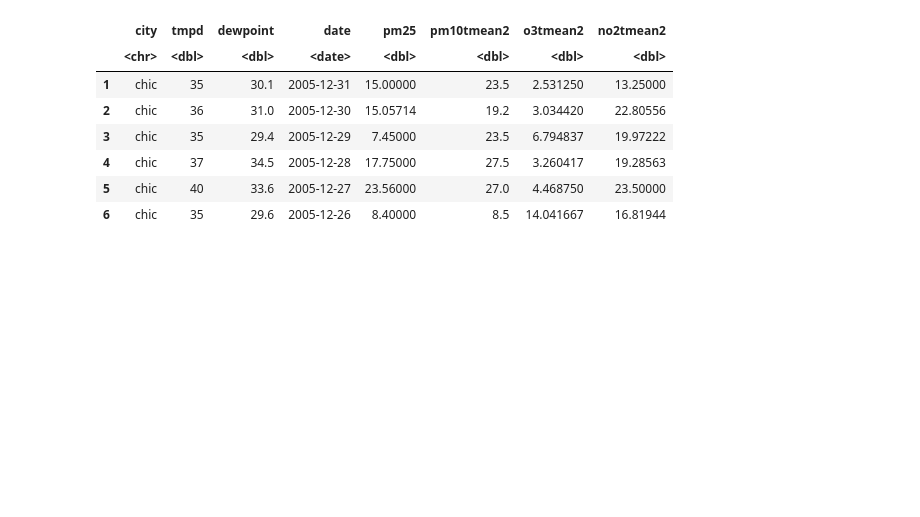
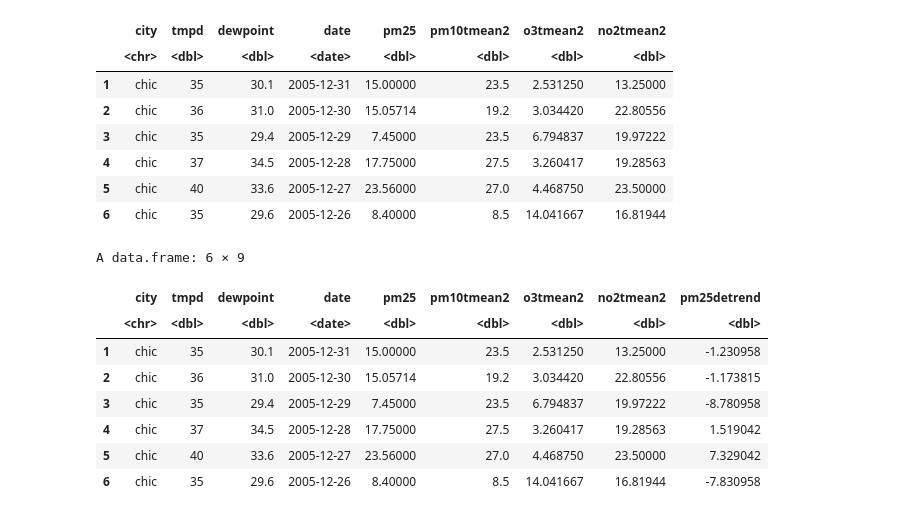
Before and after one commit to PaulMayfield/Peng-Exploratory-Data-Analysis-in-R, a Jupyter notebook: Peng Chapter 3 Managing Data Frames.ipynb, the cells around one changed output. Saved outputs shown, nothing was run; the diff lists cells and outputs as text; code cells hidden in the pictures; blank space fills up the shorter version.

Commit message:
Competed dplyr chapter

```diff
--- a/Peng Chapter 3 Managing Data Frames.ipynb
+++ b/Peng Chapter 3 Managing Data Frames.ipynb
@@ -154,7 +154,18 @@ A data.frame: 6 × 8
 | 5 | chic | 40 | 33.6 | 2005-12-27 | 23.56000 | 27.0 | 4.468750 | 23.50000 |
 | 6 | chic | 35 | 29.6 | 2005-12-26 | 8.40000 | 8.5 | 14.041667 | 16.81944 |
 # %%
-# dplyr mutate()functionality examples
+# dplyr mutate() functionality examples
 # for ADDING new columns, usually based on a transformation of the existing into
 
-chicago <-
+chicago <- mutate(chicago, pm25detrend = pm25 - mean(pm25, na.rm = TRUE))
+head(chicago)
+# %% [output]
+A data.frame: 6 × 9
+|  | city | tmpd | dewpoint | date | pm25 | pm10tmean2 | o3tmean2 | no2tmean2 | pm25detrend |
+|  | <chr> | <dbl> | <dbl> | <date> | <dbl> | <dbl> | <dbl> | <dbl> | <dbl> |
+| 1 | chic | 35 | 30.1 | 2005-12-31 | 15.00000 | 23.5 | 2.531250 | 13.25000 | -1.230958 |
+| 2 | chic | 36 | 31.0 | 2005-12-30 | 15.05714 | 19.2 | 3.034420 | 22.80556 | -1.173815 |
+| 3 | chic | 35 | 29.4 | 2005-12-29 | 7.45000 | 23.5 | 6.794837 | 19.97222 | -8.780958 |
+| 4 | chic | 37 | 34.5 | 2005-12-28 | 17.75000 | 27.5 | 3.260417 | 19.28563 | 1.519042 |
+| 5 | chic | 40 | 33.6 | 2005-12-27 | 23.56000 | 27.0 | 4.468750 | 23.50000 | 7.329042 |
+| 6 | chic | 35 | 29.6 | 2005-12-26 | 8.40000 | 8.5 | 14.041667 | 16.81944 | -7.830958 |
```
Also changed, not shown: parts of 5 cells of this notebook.
